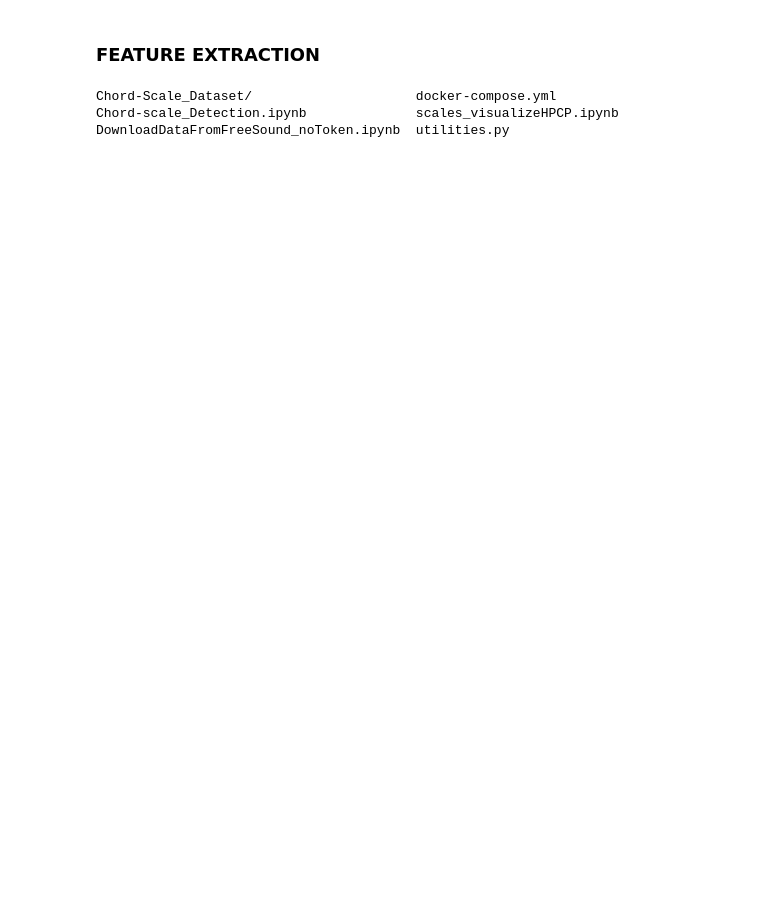
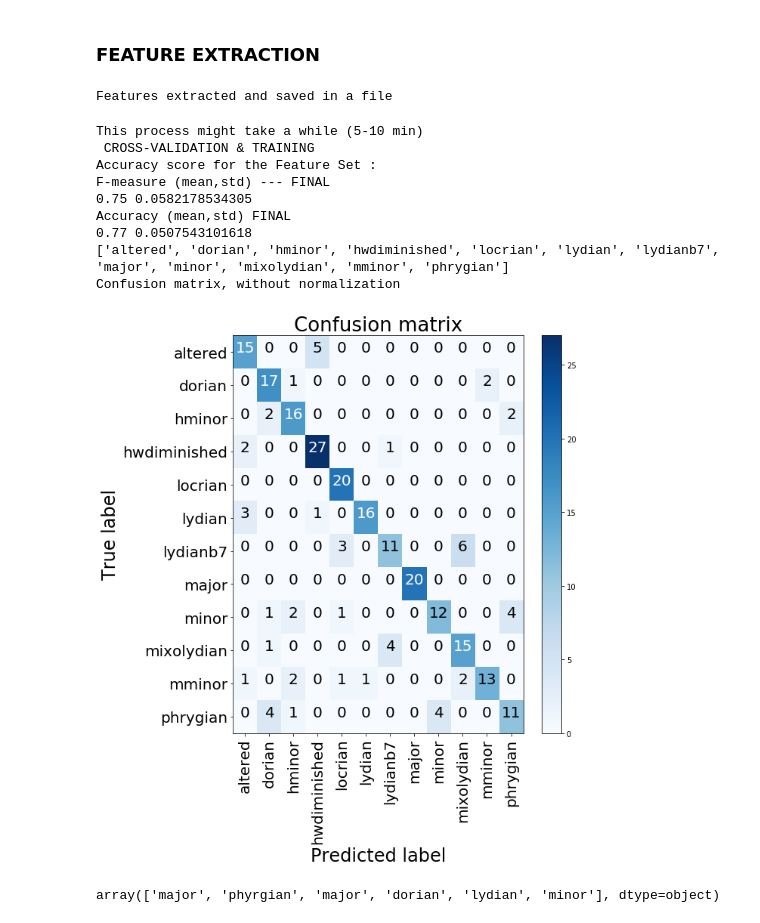
Before and after one commit to emirdemirel/Chord-ScaleDetection, a Jupyter notebook: Chord-scale_Detection.ipynb, the cells around one changed output. Cells and saved outputs as stored; diff of their text form; code cells hidden in the pictures; blank space fills up the shorter version.

```diff
--- a/Chord-scale_Detection.ipynb
+++ b/Chord-scale_Detection.ipynb
@@ -7,4 +7,12 @@ sys.path.append(os.path.join(os.path.dirname('__file__'), 'freesound-python/'))
 import freesound
 client = freesound.FreesoundClient()
 client.set_token("1Dio5sf5Kq7uxPPi4WSQljr4EncEzRjuVdlMV8z8","token")
-dataDir = 'Chord-Scale_Dataset'
+
+from utilities import *
+
+params=AnalysisParams(200,100,'hann',2048,44100,12)
+numBins = params.numBins
+
+audioDir = 'audio/'
+annotationsDir = 'scale_annotations/'
+dataDir = 'data/'
@@ -54,10 +64,19 @@ os.chdir('..')
 # %% [markdown]
 ### FEATURE EXTRACTION
-# %%
-from utilities import *
-
-params=AnalysisParams(200,100,'hann',2048,44100)
-# %% [output]
-Chord-Scale_Dataset/                     docker-compose.yml
-Chord-scale_Detection.ipynb              scales_visualizeHPCP.ipynb
-DownloadDataFromFreeSound_noToken.ipynb  utilities.py
+# %%
+for fileName,parts in dataDict.items():
+    #print(fileName)
+    for part in parts:
+        computeHPCPFeatures(part,params,numBins)
+        computeGlobHPCP(part)
+
+#Saving all results in a pickle file
+
+    pickleProtocol=1#choosen for backward compatibility
+    with open('ExtractedFeatures_for'+str(numBins)+'bins!.pkl' , 'wb') as f:
+        pickle.dump(dataDict, f, pickleProtocol)
+
+#Let's clear data and re-read it
+print('Features extracted and saved in a file')
+# %% [output]
+Features extracted and saved in a file
@@ -63,0 +85,13 @@ DownloadDataFromFreeSound_noToken.ipynb  utilities.py
+# %%
+Classification('CSVfilefor_12bins.csv', dataDir)
+# %% [output]
+This process might take a while (5-10 min)
+ CROSS-VALIDATION & TRAINING
+Accuracy score for the Feature Set :
+F-measure (mean,std) --- FINAL
+0.75 0.0582178534305
+Accuracy (mean,std) FINAL
+0.77 0.0507543101618
+['altered', 'dorian', 'hminor', 'hwdiminished', 'locrian', 'lydian', 'lydianb7', 'major', 'minor', 'mixolydian', 'mminor', 'phrygian']
+Confusion matrix, without normalization
+[figure, added]
@@ -63,0 +103,4 @@ DownloadDataFromFreeSound_noToken.ipynb  utilities.py
+# %%
+trained
+# %% [output]
+array(['major', 'phyrgian', 'major', 'dorian', 'lydian', 'minor'], dtype=object)
```
Also changed, not shown: parts of 6 cells of this notebook.
